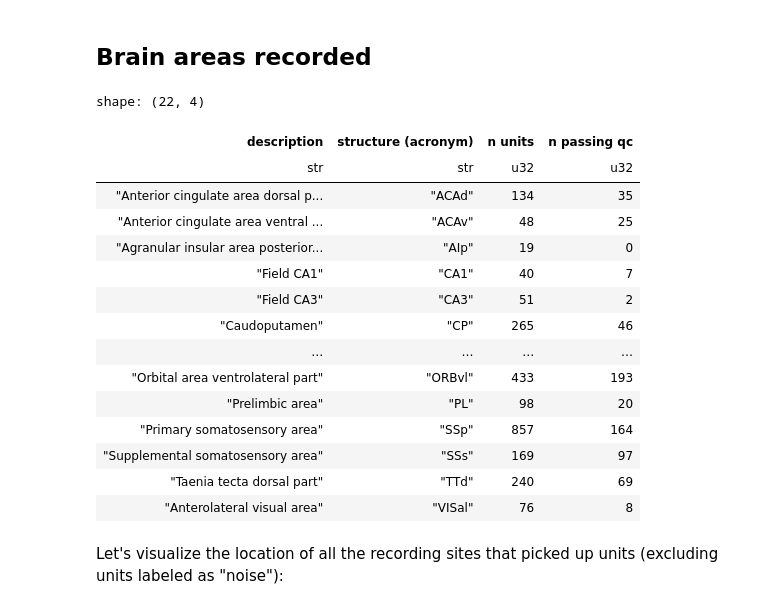
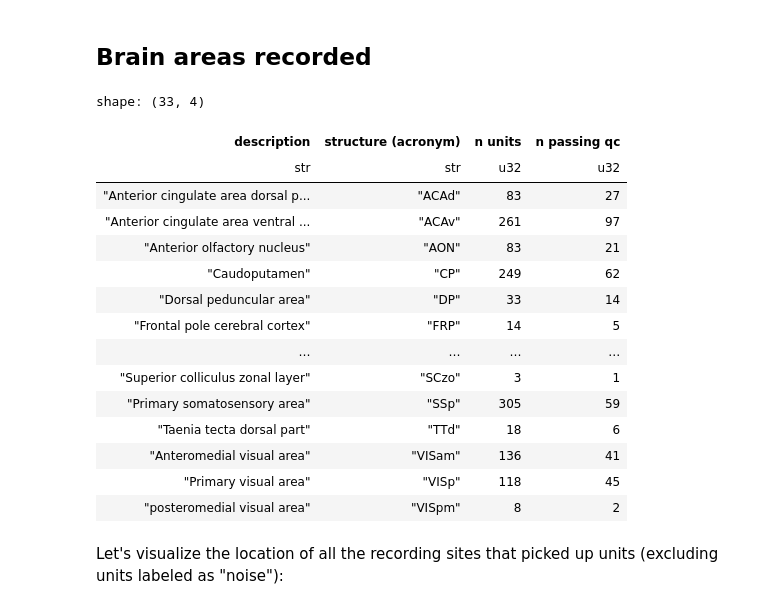
Before and after one commit to AllenNeuralDynamics/conect-dev-capsule, a Jupyter notebook: code/dynamic_routing_tutorial_lazynwb.ipynb, the cells around one changed output. Cells and saved outputs as stored; diff of their text form; code cells hidden in the pictures.

```diff
--- a/code/dynamic_routing_tutorial_lazynwb.ipynb
+++ b/code/dynamic_routing_tutorial_lazynwb.ipynb
@@ -29,21 +29,19 @@ requirejs.undef('vega-lite');
 %load_ext autoreload
 %autoreload 2
 # %%
-import json
 import pathlib
 import warnings
 
 import altair as alt
 import lazynwb
-from lazynwb import config
 import matplotlib.pyplot as plt
 import numpy as np
 import polars as pl
 
 alt.renderers.enable("png", ppi=150)
-warnings.filterwarnings("ignore", module="hdmf_zarr")
 
-config.anon = True
-pl.Config.set_tbl_rows(12)
-pl.Config.set_tbl_width_chars(-1)
-pl.Config.set_fmt_str_lengths(100)
+lazynwb.config.anon = True # so we don't need credentials to access the data on S3
+
+_ = pl.Config.set_tbl_rows(12)
+_ = pl.Config.set_tbl_width_chars(-1)
+_ = pl.Config.set_fmt_str_lengths(100)
@@ -55,10 +51,6 @@ polars.config.Config
 ## File inventory
 Includes metadata (from .json files in each session data asset)
 # %%
-assets_path = pathlib.Path("assets_zarr.json")
-if not assets_path.exists():
-    assets_path = pathlib.Path("code/assets_zarr.json")
-
-assets = pl.read_json(assets_path)
-assets
+remote_paths = pl.read_json("assets_zarr.json")["nwb_path"].sort().to_list()
+remote_paths
 # %% [output]
@@ -76,12 +65,11 @@ shape: (5, 3)
 
 Read one NWB-Zarr file using `lazynwb`:
 # %%
-SESSION_ID = "742903_2024-10-22"
-
-selected_path = assets.filter(
-    pl.col("nwb_path").str.contains(SESSION_ID)
-)["nwb_path"][0]
+selected_path = remote_paths[3]
 
 print(selected_path)
+
+nwb = lazynwb.LazyNWB(selected_path)
+print(type(nwb))
 # %% [output]
 s3://aind-open-data/ecephys_742903_2024-10-22_10-58-35_nwb_2026-05-18_22-02-14/742903_2024-10-22.nwb.zarr
@@ -334,3 +271,6 @@ The `units` table contains metadata about each recorded (putative) neuron.
 It also contains a list-like `spike_times` column, and the array-like `waveform_mean` and `waveform_sd` columns which can be very large compared to the scalar metadata.
 
 Let's load the units dataframe without the array columns:
+# %%
+units_lf = lazynwb.scan_nwb(selected_path, "/units")
+units_lf
@@ -392,43 +311,43 @@ units.columns
 
 ## Brain areas recorded
 # %%
-ccf_df = pl.read_csv(
+ccf_lf = pl.scan_csv(
     "https://raw.githubusercontent.com/cortex-lab/allenCCF/refs/heads/master/structure_tree_safe_2017.csv"
 ).select("name", "acronym")
 
 (
-    units.group_by("structure")
+    units_lf
+    .group_by("structure")
     .agg(
         pl.len().alias("n units"),
         pl.col("is_qc_pass").sum().alias("n passing qc"),
     )
-    .sort("n units", descending=True)
-    .join(ccf_df, left_on="structure", right_on="acronym")
+    .join(ccf_lf, left_on="structure", right_on="acronym")
     .sort("structure")
     .select(
         pl.col("name").alias("description"),
         pl.col("structure").alias("structure (acronym)"),
         "n units",
         "n passing qc",
     )
-)
+).collect()
 # %% [output]
-shape: (22, 4)
+shape: (33, 4)
 | description | structure (acronym) | n units | n passing qc |
 | str | str | u32 | u32 |
-| "Anterior cingulate area dorsal p... | "ACAd" | 134 | 35 |
-| "Anterior cingulate area ventral ... | "ACAv" | 48 | 25 |
-| "Agranular insular area posterior... | "AIp" | 19 | 0 |
-| "Field CA1" | "CA1" | 40 | 7 |
-| "Field CA3" | "CA3" | 51 | 2 |
-| "Caudoputamen" | "CP" | 265 | 46 |
+| "Anterior cingulate area dorsal p... | "ACAd" | 83 | 27 |
+| "Anterior cingulate area ventral ... | "ACAv" | 261 | 97 |
+| "Anterior olfactory nucleus" | "AON" | 83 | 21 |
+| "Caudoputamen" | "CP" | 249 | 62 |
+| "Dorsal peduncular area" | "DP" | 33 | 14 |
+| "Frontal pole cerebral cortex" | "FRP" | 14 | 5 |
 | … | … | … | … |
-| "Orbital area ventrolateral part" | "ORBvl" | 433 | 193 |
-| "Prelimbic area" | "PL" | 98 | 20 |
-| "Primary somatosensory area" | "SSp" | 857 | 164 |
-| "Supplemental somatosensory area" | "SSs" | 169 | 97 |
-| "Taenia tecta dorsal part" | "TTd" | 240 | 69 |
-| "Anterolateral visual area" | "VISal" | 76 | 8 |
+| "Superior colliculus zonal layer" | "SCzo" | 3 | 1 |
+| "Primary somatosensory area" | "SSp" | 305 | 59 |
+| "Taenia tecta dorsal part" | "TTd" | 18 | 6 |
+| "Anteromedial visual area" | "VISam" | 136 | 41 |
+| "Primary visual area" | "VISp" | 118 | 45 |
+| "posteromedial visual area" | "VISpm" | 8 | 2 |
 # %% [markdown]
 Let's visualize the location of all the recording sites that picked up units (excluding units labeled as "noise"):
 # %%
```
Also changed, not shown: parts of 32 cells of this notebook, 1 other file.
